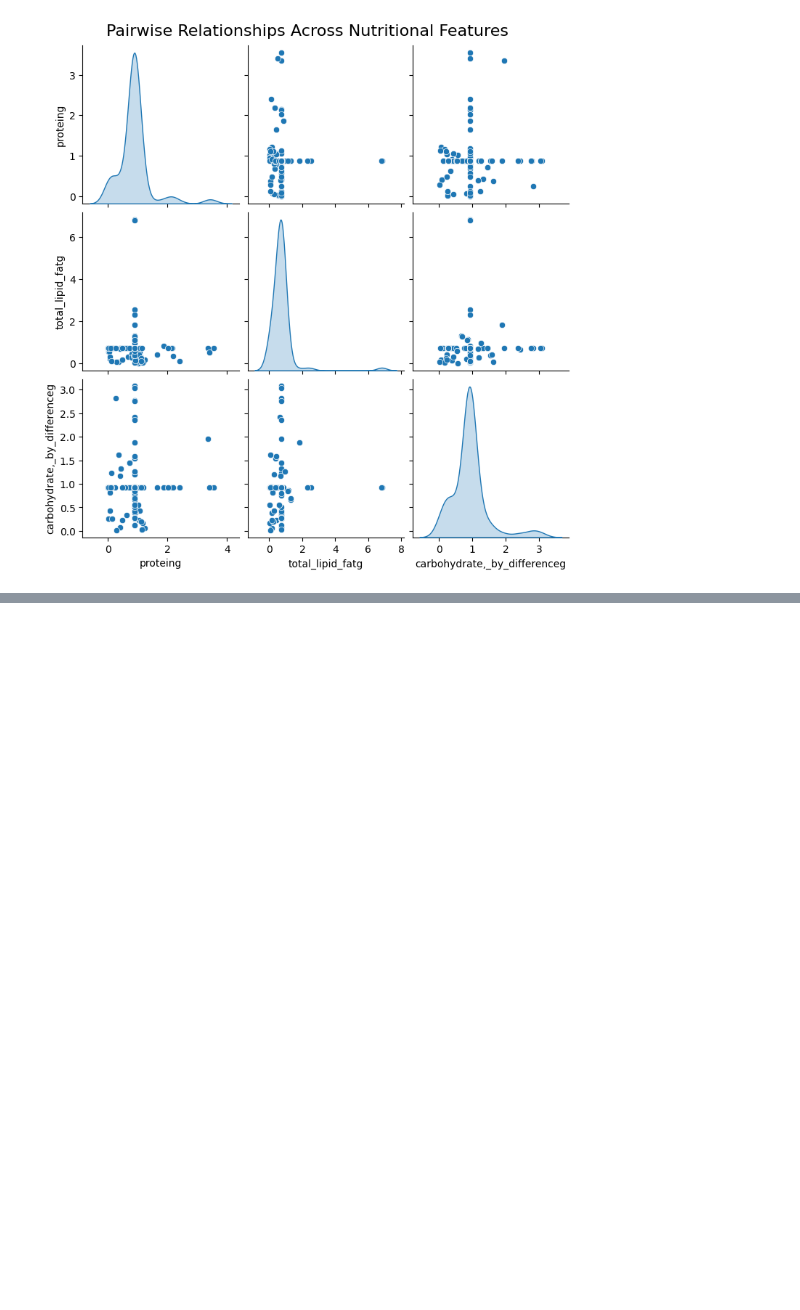
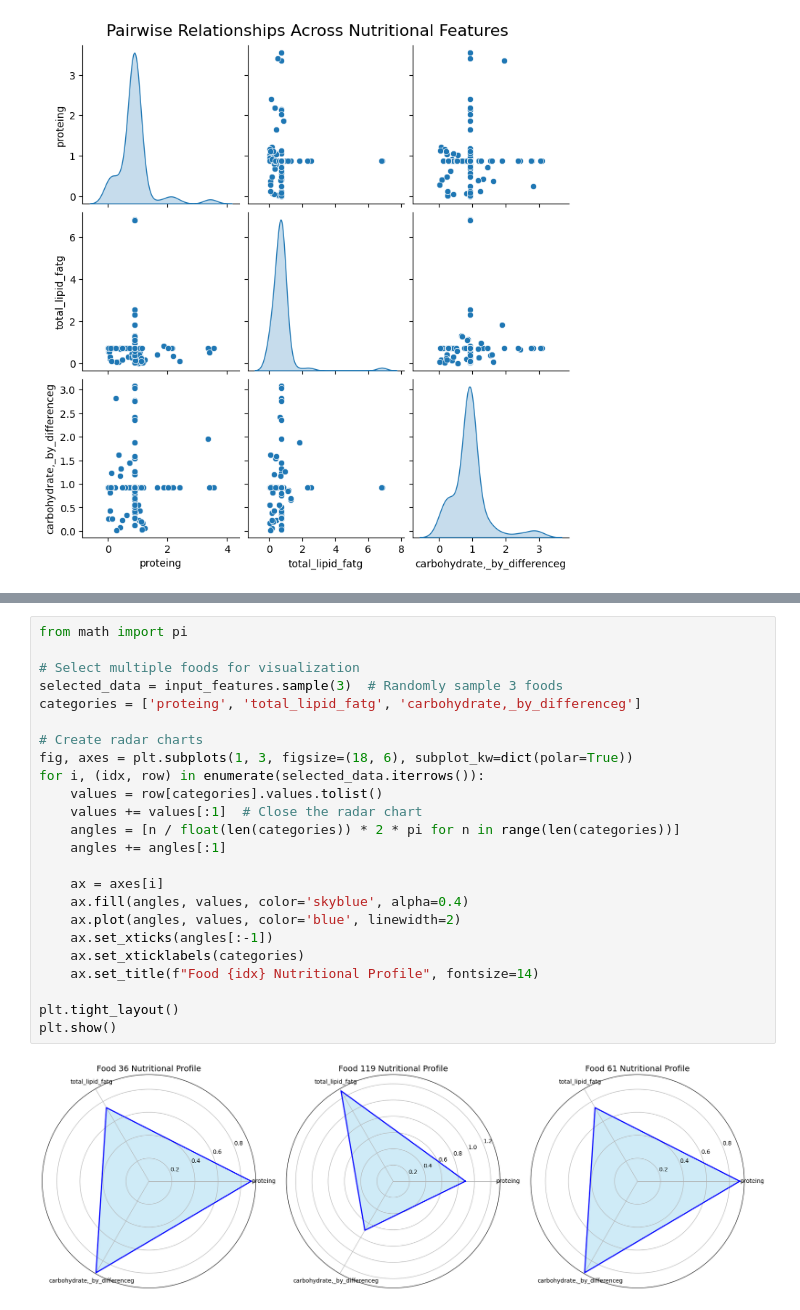
Before and after one commit to Anubhavkumarkanth/Dietbot_For_Athletes, a Jupyter notebook: maincode.ipynb, the cells around one changed output, grey strips where cells are left out. Saved outputs shown, nothing was run; the diff lists cells and outputs as text; blank space fills up the shorter version.

```diff
--- a/maincode.ipynb
+++ b/maincode.ipynb
@@ -553,0 +576,26 @@ plt.show()
+# %%
+from math import pi
+
+# Select multiple foods for visualization
+selected_data = input_features.sample(3)  # Randomly sample 3 foods
+categories = ['proteing', 'total_lipid_fatg', 'carbohydrate,_by_differenceg']
+
+# Create radar charts
+fig, axes = plt.subplots(1, 3, figsize=(18, 6), subplot_kw=dict(polar=True))
+for i, (idx, row) in enumerate(selected_data.iterrows()):
+    values = row[categories].values.tolist()
+    values += values[:1]  # Close the radar chart
+    angles = [n / float(len(categories)) * 2 * pi for n in range(len(categories))]
+    angles += angles[:1]
+
+    ax = axes[i]
+    ax.fill(angles, values, color='skyblue', alpha=0.4)
+    ax.plot(angles, values, color='blue', linewidth=2)
+    ax.set_xticks(angles[:-1])
+    ax.set_xticklabels(categories)
+    ax.set_title(f"Food {idx} Nutritional Profile", fontsize=14)
+
+plt.tight_layout()
+plt.show()
+# %% [output]
+[figure, added]
```
Also changed, not shown: parts of 1 cell of this notebook.
